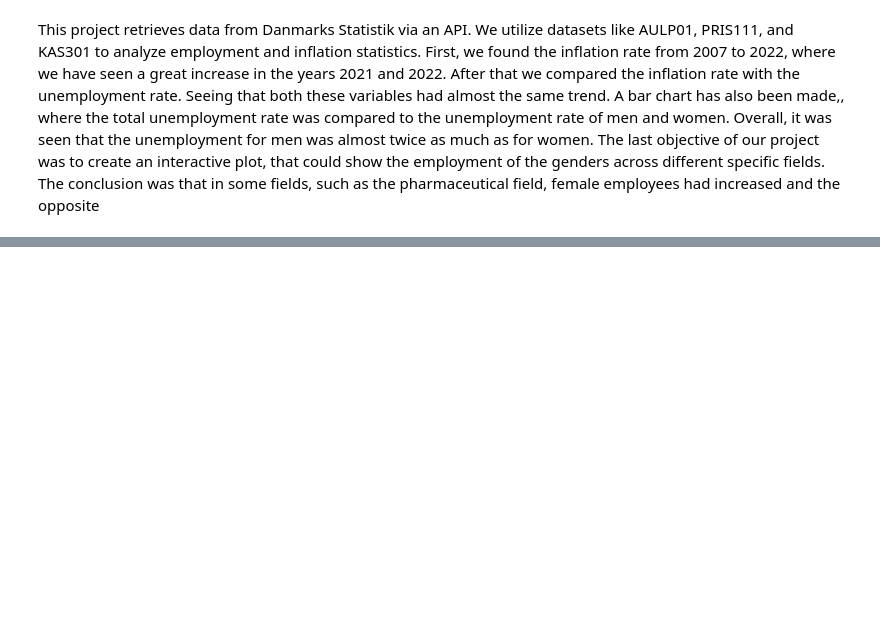
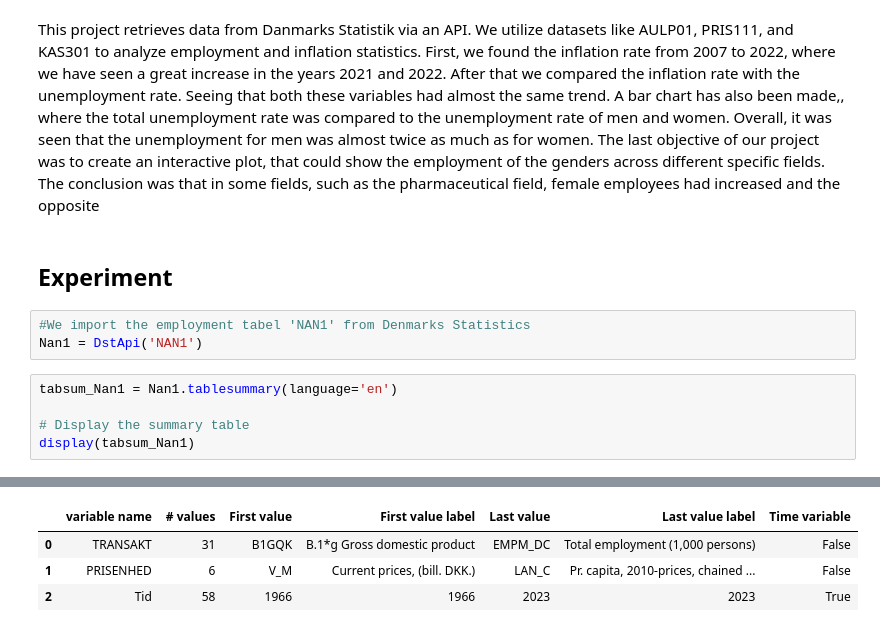
Before and after one commit to NumEconCopenhagen/projects-2024-sulaiman-phil-og-rabiah, a Jupyter notebook: dataproject/dataproject.ipynb, the cells around one changed output, grey strips where cells are left out. Drawn from its saved outputs; the diff is of its cells as text; blank space fills up the shorter version.

```diff
--- a/dataproject/dataproject.ipynb
+++ b/dataproject/dataproject.ipynb
@@ -388,3 +414,14 @@ In pharmaceuticals, employment trends were similar for both genders, though more
 # Conclusion
 # %% [markdown]
 This project retrieves data from Danmarks Statistik via an API. We utilize datasets like AULP01, PRIS111, and KAS301 to analyze employment and inflation statistics. First, we found the inflation rate from 2007 to 2022, where we have seen a great increase in the years 2021 and 2022. After that we compared the inflation rate with the unemployment rate. Seeing that both these variables had almost the same trend. A bar chart has also been made,, where the total unemployment rate was compared to the unemployment rate of men and women. Overall, it was seen that the unemployment for men was almost twice as much as for women. The last objective of our project was to create an interactive plot, that could show the employment of the genders across different specific fields. The conclusion was that in some fields, such as the pharmaceutical field, female employees had increased and the opposite
+# %% [markdown]
+## Experiment
+# %%
+#We import the employment tabel 'NAN1' from Denmarks Statistics
+Nan1 = DstApi('NAN1')
+# %%
+tabsum_Nan1 = Nan1.tablesummary(language='en')
+
+# Display the summary table
+display(tabsum_Nan1)
+# %% [output]
@@ -390,0 +430,4 @@ This project retrieves data from Danmarks Statistik via an API. We utilize datas
+|  | variable name | # values | First value | First value label | Last value | Last value label | Time variable |
+| 0 | TRANSAKT | 31 | B1GQK | B.1*g Gross domestic product | EMPM_DC | Total employment (1,000 persons) | False |
+| 1 | PRISENHED | 6 | V_M | Current prices, (bill. DKK.) | LAN_C | Pr. capita, 2010-prices, chained ... | False |
+| 2 | Tid | 58 | 1966 | 1966 | 2023 | 2023 | True |
```
Also changed, not shown: parts of 11 cells of this notebook, 1 other file.
